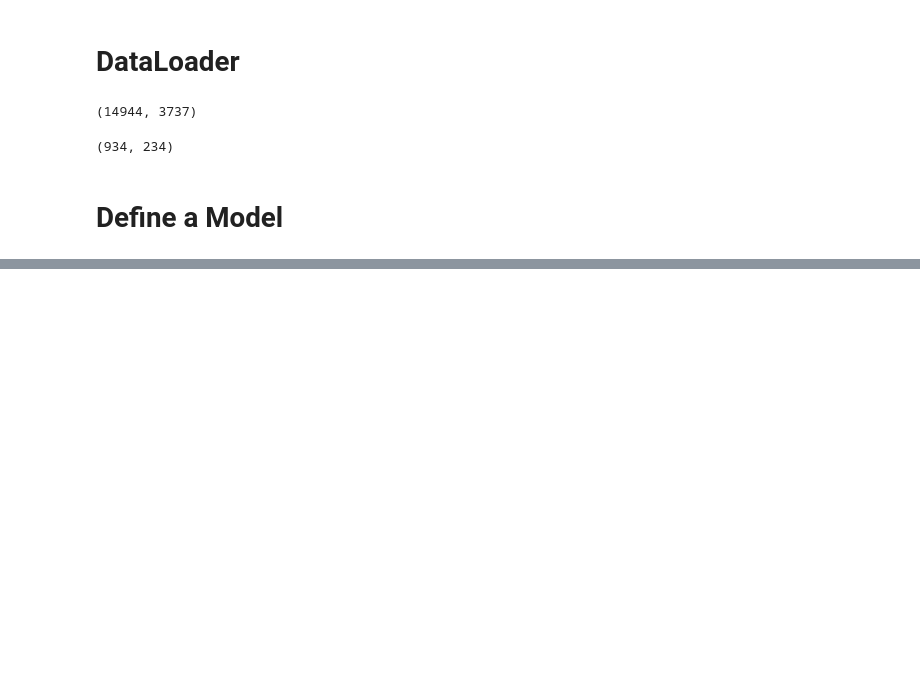
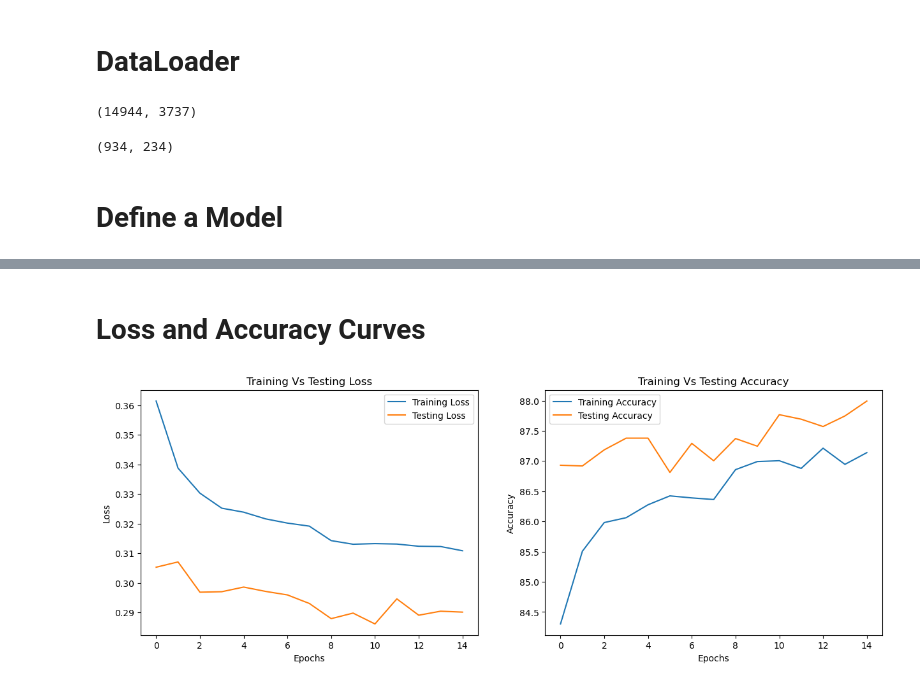
Before and after one commit to DushyantGoyal1611/Python_Jobma, a Jupyter notebook: Pipeline/Untitled.ipynb, the cells around one changed output, grey strips where cells are left out. Cells and saved outputs as stored; diff of their text form; code cells hidden in the pictures; blank space fills up the shorter version.

```diff
--- a/Pipeline/Untitled.ipynb
+++ b/Pipeline/Untitled.ipynb
@@ -420,0 +465,8 @@ len(train_dataloader), len(test_dataloader)
+# %%
+''' Important Parameters '''
+learning_rate = 0.001
+epochs = 15
+# %%
+''' Loss Function and Optimizer '''
+loss_function = nn.BCEWithLogitsLoss()
+optimizer = torch.optim.Adam(model_1.parameters(), lr=learning_rate)
@@ -420,0 +585,12 @@ len(train_dataloader), len(test_dataloader)
+# %%
+torch.manual_seed(42)
+accuracy = Accuracy(task='binary').to(device)
+
+model_0_results = evaluate(model=model_1,
+                        train_dataloader=train_dataloader,
+                        test_dataloader=test_dataloader,
+                        loss_function=loss_function,
+                        optimizer=optimizer,
+                        accuracy=accuracy,
+                        device=device,
+                        epochs=epochs)
@@ -420,0 +613,25 @@ len(train_dataloader), len(test_dataloader)
+# %% [markdown]
+# Loss and Accuracy Curves
+# %%
+plt.figure(figsize=(15,5))
+epochs = range(len(model_0_results['train_loss']))
+
+plt.subplot(1,2,1)
+plt.plot(epochs, model_0_results['train_loss'], label='Training Loss')
+plt.plot(epochs, model_0_results['test_loss'], label='Testing Loss')
+plt.xlabel('Epochs')
+plt.ylabel('Loss')
+plt.title('Training Vs Testing Loss')
+plt.legend()
+
+plt.subplot(1,2,2)
+plt.plot(epochs, model_0_results['train_acc'], label='Training Accuracy')
+plt.plot(epochs, model_0_results['test_acc'], label='Testing Accuracy')
+plt.xlabel('Epochs')
+plt.ylabel('Accuracy')
+plt.title('Training Vs Testing Accuracy')
+plt.legend()
+
+plt.show()
+# %% [output]
+[figure, added]
```
Also changed, not shown: parts of 9 cells of this notebook.
